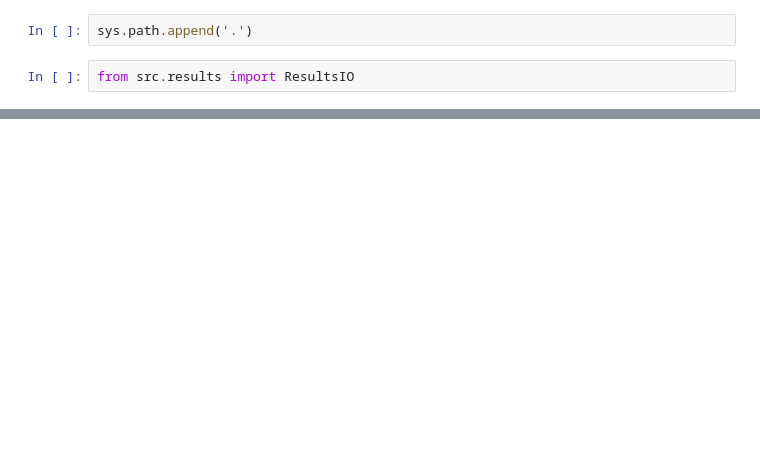
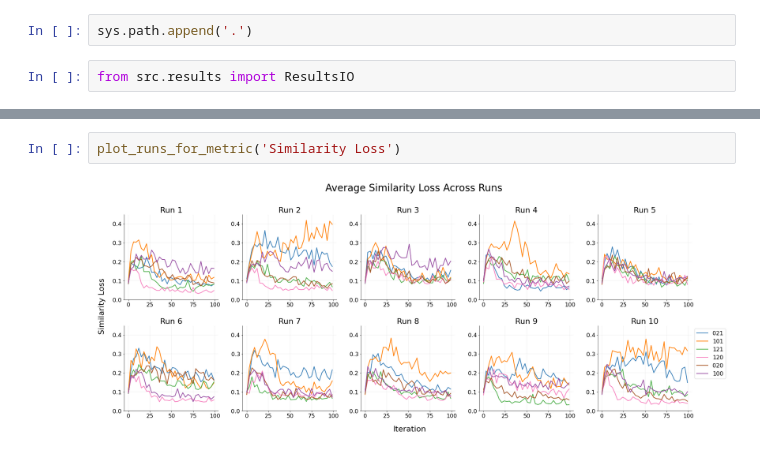
Before and after one commit to verrannt/enas-compression, a Jupyter notebook: src/notebooks/Results Analysis.ipynb, the cells around one changed output, grey strips where cells are left out. Saved outputs shown, nothing was run; the diff lists cells and outputs as text; blank space fills up the shorter version.

```diff
--- a/src/notebooks/Results Analysis.ipynb
+++ b/src/notebooks/Results Analysis.ipynb
@@ -20,0 +215,4 @@ res_path = 'results'
+# %%
+plot_runs_for_metric('Similarity Loss')
+# %% [output]
+[figure, added]
```
Also changed, not shown: parts of 19 cells of this notebook.
